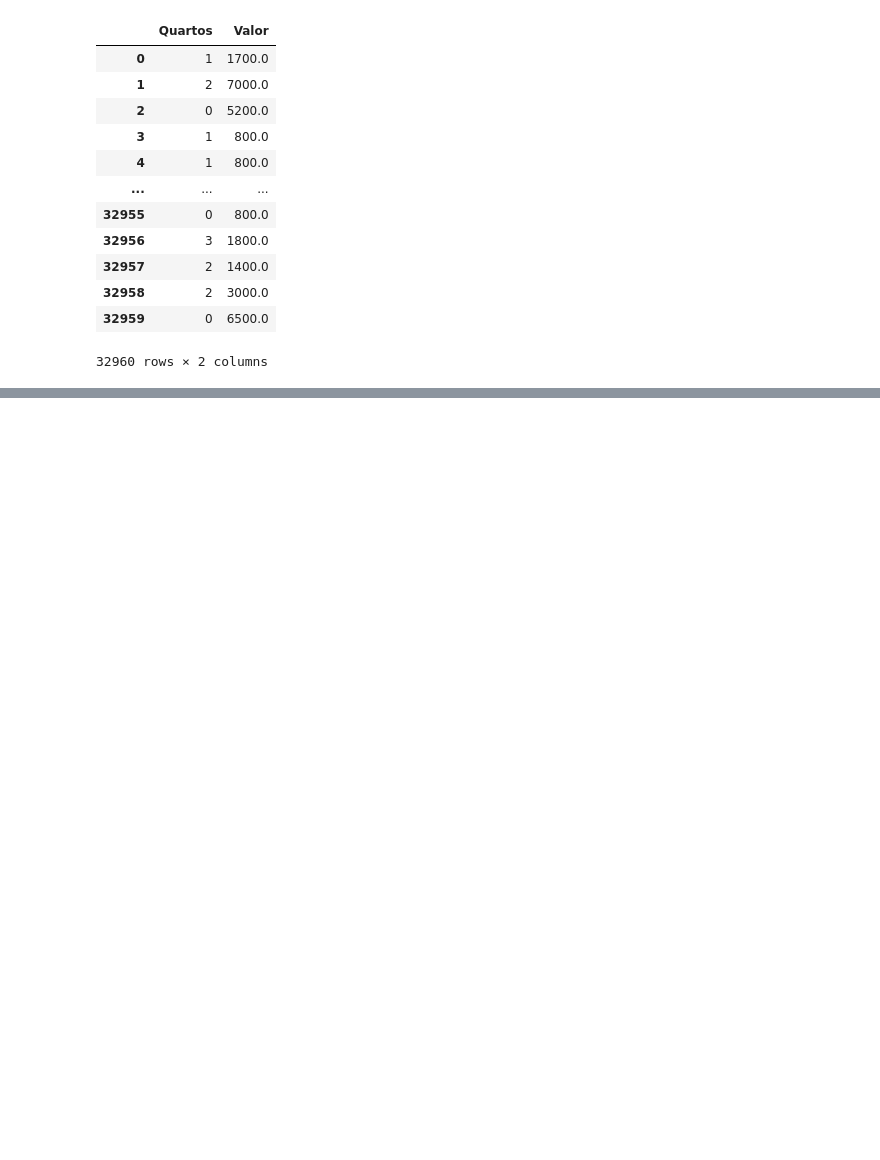
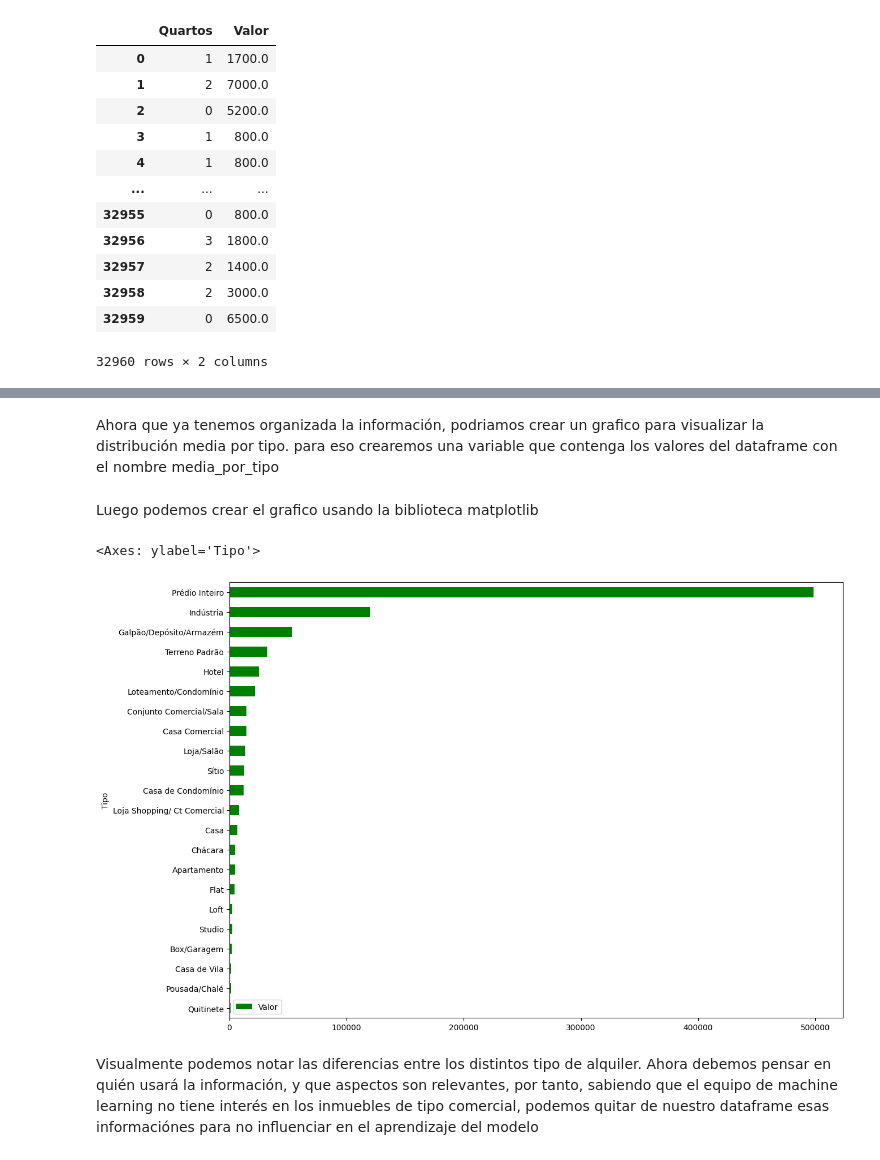
Before and after one commit to ygor-github/curso_conociendo_pandas, a Jupyter notebook: conociendo_pandas.ipynb, the cells around one changed output, grey strips where cells are left out. Drawn from its saved outputs; the diff is of its cells as text; code cells hidden in the pictures; blank space fills up the shorter version.

Commit message:
Agrupando información y calculando media

```diff
--- a/conociendo_pandas.ipynb
+++ b/conociendo_pandas.ipynb
@@ -109,0 +214,14 @@ df[['Quartos','Valor']]
+# %% [markdown]
+Ahora que ya tenemos organizada la información, podriamos crear un grafico para visualizar la distribución media por tipo.
+para eso crearemos una variable que contenga los valores del dataframe con el nombre media_por_tipo
+# %%
+media_por_tipo = df.groupby('Tipo')[['Valor']].mean().sort_values('Valor')
+# %% [markdown]
+Luego podemos crear el grafico usando la biblioteca matplotlib
+# %%
+media_por_tipo.plot(kind='barh', figsize=[14,10], color="green")
+# %% [output]
+<Axes: ylabel='Tipo'>
+[figure, added]
+# %% [markdown]
+Visualmente podemos notar las diferencias entre los distintos tipo de alquiler. Ahora debemos pensar en quién usará la información, y que aspectos son relevantes, por tanto, sabiendo que el equipo de machine learning no tiene interés en los inmuebles de tipo comercial, podemos quitar de nuestro dataframe esas informaciónes para no influenciar en el aprendizaje del modelo
```
Also changed, not shown: parts of 10 cells of this notebook.
